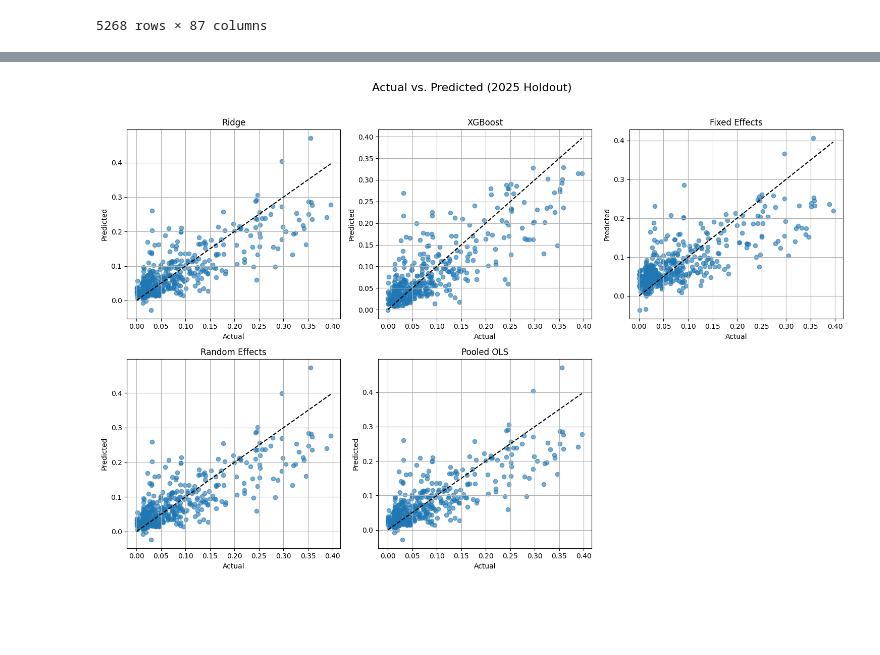
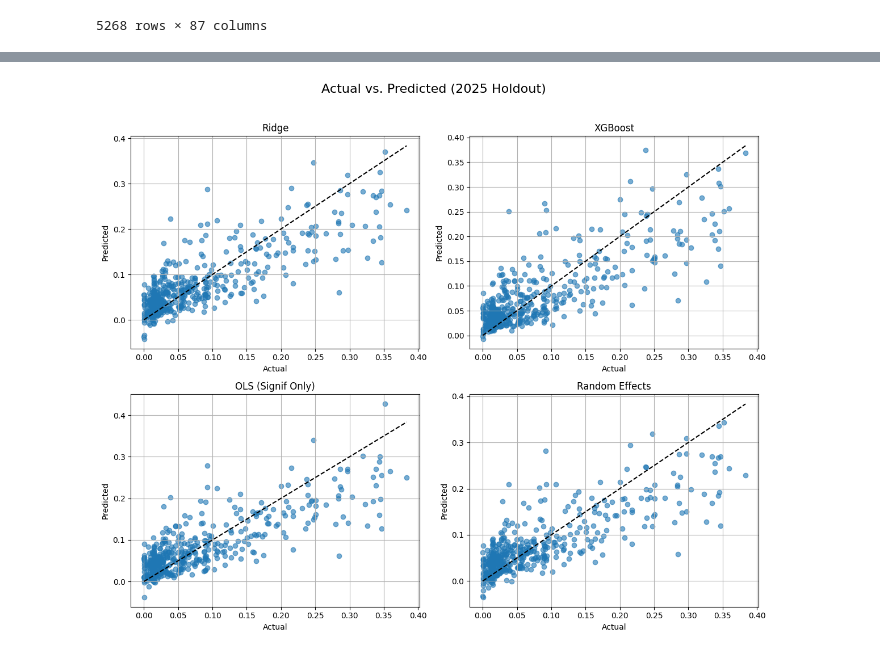
Before and after one commit to garethjones1/econometricsNBA, a Jupyter notebook: beginning.ipynb, the cells around one changed output, grey strips where cells are left out. Cells and saved outputs as stored; diff of their text form; code cells hidden in the pictures; blank space fills up the shorter version.

```diff
--- a/beginning.ipynb
+++ b/beginning.ipynb
@@ -500,8 +580,9 @@ from sklearn.linear_model import Ridge
 from sklearn.preprocessing import StandardScaler, PolynomialFeatures
 from sklearn.metrics import r2_score, mean_absolute_error, mean_squared_error
 from xgboost import XGBRegressor
-from linearmodels.panel import PanelOLS, RandomEffects, PooledOLS
+from linearmodels.panel import RandomEffects
 import statsmodels.api as sm
+from statsmodels.stats.outliers_influence import variance_inflation_factor
 
 # ---- 1. Load & Prepare Data ----
 df = all_seasons.copy()
@@ -512,7 +593,7 @@ df['Season_numeric'] = df['Season'].str[-2:].astype(int) + 2000
 
 # ---- 1.5 Deduplicate Players Across All Seasons ----
 if 'MP' in df.columns:
-    df['MP'] = pd.to_numeric(df['MP'], errors='coerce')  # ensure numeric
+    df['MP'] = pd.to_numeric(df['MP'], errors='coerce')
     df = df.sort_values(by=['Season_numeric', 'Player', 'MP'], ascending=[True, True, False])
     df = df.drop_duplicates(subset=['Player', 'Season_numeric'], keep='first')
 else:
@@ -539,8 +620,8 @@ X_df = pd.DataFrame(X_poly, columns=poly_features, index=df.index)
 y = df['average_cap_pct']
 
 # ---- 4. Train/Test Split ----
-train_idx = df.index.get_level_values(1) != 2024
-test_idx = df.index.get_level_values(1) == 2024
+train_idx = df.index.get_level_values(1) != 2025
+test_idx = df.index.get_level_values(1) == 2025
 
 X_train_full, y_train = X_df.loc[train_idx], y.loc[train_idx]
 X_test_full, y_test = X_df.loc[test_idx], y.loc[test_idx]
@@ -554,7 +635,7 @@ top_features = coef_series.sort_values(ascending=False).head(50).index
 X_train = X_train_full[top_features]
 X_test = X_test_full[top_features]
 
-# ---- 6. Train Models ----
+# ---- 6. Train Ridge and XGBoost ----
 ridge = Ridge(alpha=1.0)
 ridge.fit(X_train, y_train)
 y_pred_ridge = ridge.predict(X_test)
@@ -563,52 +644,74 @@ xgb = XGBRegressor(n_estimators=100, max_depth=4, learning_rate=0.1)
 xgb.fit(X_train, y_train)
 y_pred_xgb = xgb.predict(X_test)
 
+# ---- 7. OLS with Significant Predictors Only ----
+X_train_ols_full = sm.add_constant(X_train)
+initial_ols = sm.OLS(y_train, X_train_ols_full).fit()
+significant_predictors = initial_ols.pvalues[initial_ols.pvalues < 0.05].index.tolist()
+
+if 'const' not in significant_predictors:
+    significant_predictors = ['const'] + [p for p in significant_predictors if p != 'const']
+X_train_sig = X_train_ols_full[significant_predictors]
+
+# Remove multicollinearity using VIF
+def calculate_vif(df):
+    vif_data = pd.DataFrame()
+    vif_data['feature'] = df.columns
+    vif_data['VIF'] = [variance_inflation_factor(df.values, i) for i in range(df.shape[1])]
+    return vif_data
+
+vif_df = calculate_vif(X_train_sig.drop(columns='const', errors='ignore'))
+while vif_df['VIF'].max() > 10:
+    drop_feature = vif_df.sort_values(by='VIF', ascending=False).iloc[0]['feature']
+    X_train_sig = X_train_sig.drop(columns=drop_feature)
+    vif_df = calculate_vif(X_train_sig.drop(columns='const', errors='ignore'))
+
+X_test_ols = sm.add_constant(X_test)
+X_test_ols = X_test_ols[X_train_sig.columns]
+ols_model_reduced = sm.OLS(y_train, X_train_sig).fit()
+y_pred_ols = ols_model_reduced.predict(X_test_ols)
+
+print("\nReduced OLS Summary:")
+print(ols_model_reduced.summary())
+
+# ---- 8. Random Effects Model ----
 X_train_panel = sm.add_constant(X_train)
 X_test_panel = sm.add_constant(X_test)
-
-fe_model = PanelOLS(y_train, X_train_panel, entity_effects=True)
-fe_res = fe_model.fit()
-y_pred_fe = fe_res.predict(X_test_panel).values.flatten()
-
 re_model = RandomEffects(y_train, X_train_panel)
 re_res = re_model.fit()
 y_pred_re = re_res.predict(X_test_panel).values.flatten()
 
-pooled_model = PooledOLS(y_train, X_train_panel)
-pooled_res = pooled_model.fit()
-y_pred_pooled = pooled_res.predict(X_test_panel).values.flatten()
-
-# ---- 7. Create Prediction DataFrame ----
+# ---- 9. Combine Results ----
 results = pd.DataFrame({
     'Actual': y_test,
     'Ridge': y_pred_ridge,
     'XGBoost': y_pred_xgb,
-    'Fixed Effects': y_pred_fe,
-    'Random Effects': y_pred_re,
-    'Pooled OLS': y_pred_pooled
+    'OLS (Signif Only)': y_pred_ols,
+    'Random Effects': y_pred_re
 }, index=y_test.index)
 
-# ---- 8. Residuals and Largest Errors ----
+# ---- 10. Top Residuals (XGBoost) ----
+TOP_N = 15
 results['Residual_XGBoost'] = results['Actual'] - results['XGBoost']
 results['AbsResidual_XGBoost'] = results['Residual_XGBoost'].abs()
 
-top15 = results.sort_values(by='AbsResidual_XGBoost', ascending=False).reset_index()
-top15['Actual % of Cap'] = (top15['Actual'] * 100).round(2).astype(str) + '%'
-top15['Predicted % of Cap'] = (top15['XGBoost'] * 100).round(2).astype(str) + '%'
-top15['Difference (pts)'] = (top15['Residual_XGBoost'] * 100).round(2)
+top_errors = results.sort_values(by='AbsResidual_XGBoost', ascending=False).head(TOP_N).reset_index()
+top_errors['Actual % of Cap'] = (top_errors['Actual'] * 100).round(2).astype(str) + '%'
+top_errors['Predicted % of Cap'] = (top_errors['XGBoost'] * 100).round(2).astype(str) + '%'
+top_errors['Difference (pts)'] = (top_errors['Residual_XGBoost'] * 100).round(2)
 
-pretty_table = top15[['Player', 'Season_numeric', 'Actual % of Cap', 'Predicted % of Cap', 'Difference (pts)']]
+pretty_table = top_errors[['Player', 'Season_numeric', 'Actual % of Cap', 'Predicted % of Cap', 'Difference (pts)']]
 pretty_table.columns = ['Player', 'Season', 'Actual % Cap', 'Predicted % Cap', 'Difference (pts)']
 
-print("\nTop 15 Largest Errors (XGBoost Predictions for 2025):")
+print(f"\nTop {TOP_N} Largest Errors (XGBoost Predictions for 2025):")
 print(pretty_table.to_string(index=False))
 
-# ---- 9. Matrix of Actual vs Predicted Plots ----
-models = ['Ridge', 'XGBoost', 'Fixed Effects', 'Random Effects', 'Pooled OLS']
-fig, axes = plt.subplots(2, 3, figsize=(15, 10))
+# ---- 11. Actual vs Predicted Plot ----
+models = ['Ridge', 'XGBoost', 'OLS (Signif Only)', 'Random Effects']
+fig, axes = plt.subplots(2, 2, figsize=(12, 10))
 
 for i, model in enumerate(models):
-    ax = axes[i // 3, i % 3]
+    ax = axes[i // 2, i % 2]
     ax.scatter(results['Actual'], results[model], alpha=0.6)
     ax.plot([results['Actual'].min(), results['Actual'].max()],
             [results['Actual'].min(), results['Actual'].max()], 'k--')
@@ -617,14 +720,12 @@ for i, model in enumerate(models):
     ax.set_ylabel('Predicted')
     ax.grid(True)
 
-if len(models) < 6:
-    axes[-1, -1].axis('off')
 
 plt.suptitle('Actual vs. Predicted (2025 Holdout)', fontsize=16)
 plt.tight_layout(rect=[0, 0, 1, 0.96])
 plt.show()
 
-# ---- 10. Evaluate and Display Model Performance ----
+# ---- 12. Model Evaluation ----
 def evaluate_model(y_true, y_pred):
     return {
         'R²': round(r2_score(y_true, y_pred), 4),
@@ -635,9 +736,8 @@ def evaluate_model(y_true, y_pred):
 metrics = {
     'Ridge': evaluate_model(results['Actual'], results['Ridge']),
     'XGBoost': evaluate_model(results['Actual'], results['XGBoost']),
-    'Fixed Effects': evaluate_model(results['Actual'], results['Fixed Effects']),
-    'Random Effects': evaluate_model(results['Actual'], results['Random Effects']),
-    'Pooled OLS': evaluate_model(results['Actual'], results['Pooled OLS']),
+    'OLS (Signif Only)': evaluate_model(results['Actual'], results['OLS (Signif Only)']),
+    'Random Effects': evaluate_model(results['Actual'], results['Random Effects'])
 }
 
 metrics_df = pd.DataFrame(metrics).T
@@ -669,2 +769,2 @@ Top 15 Largest Errors (XGBoost Predictions for 2025):
-[figure, old version]
+[figure, new version]
 📊 Model Performance on 2025 Holdout Set:
```
Also changed, not shown: parts of 5 cells of this notebook.
